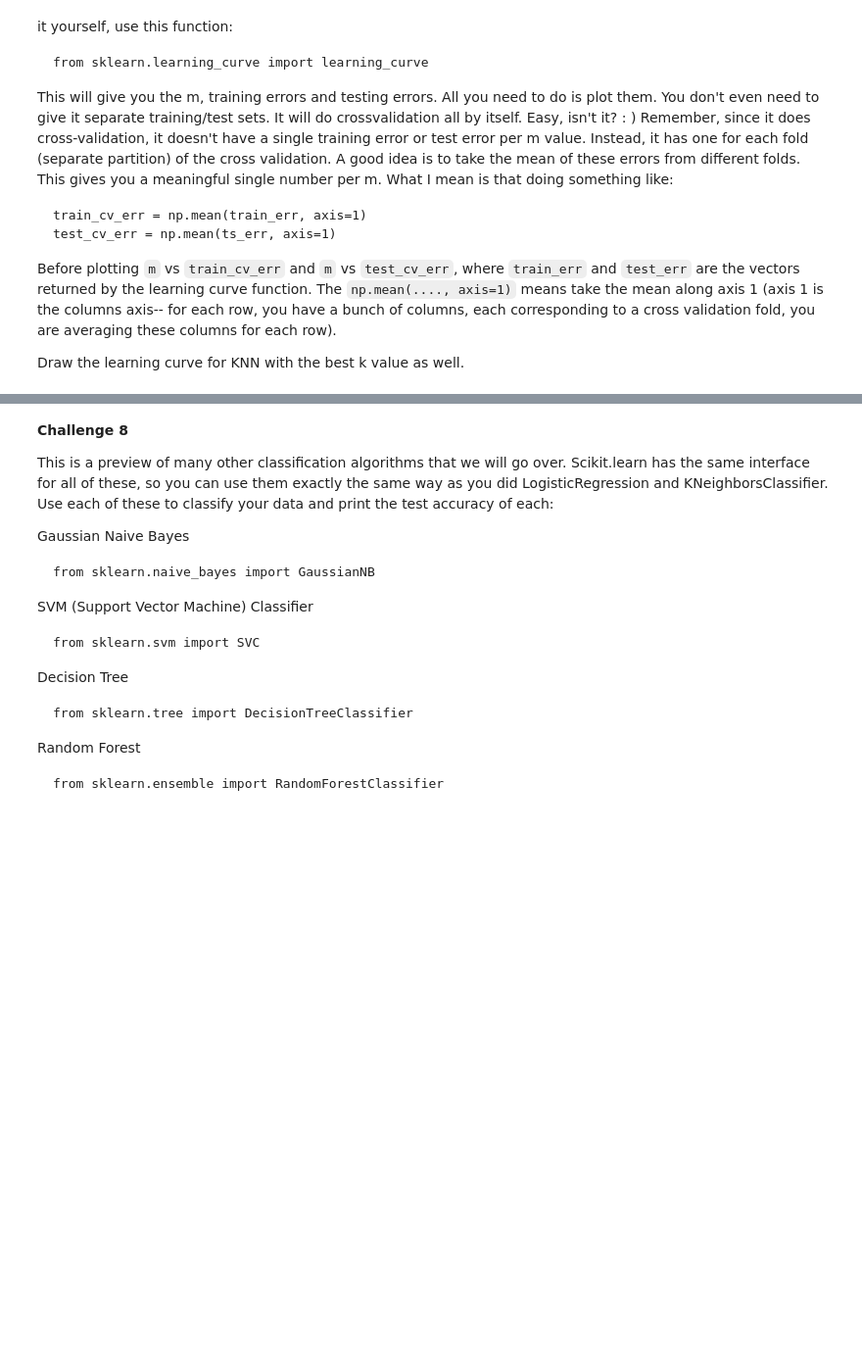
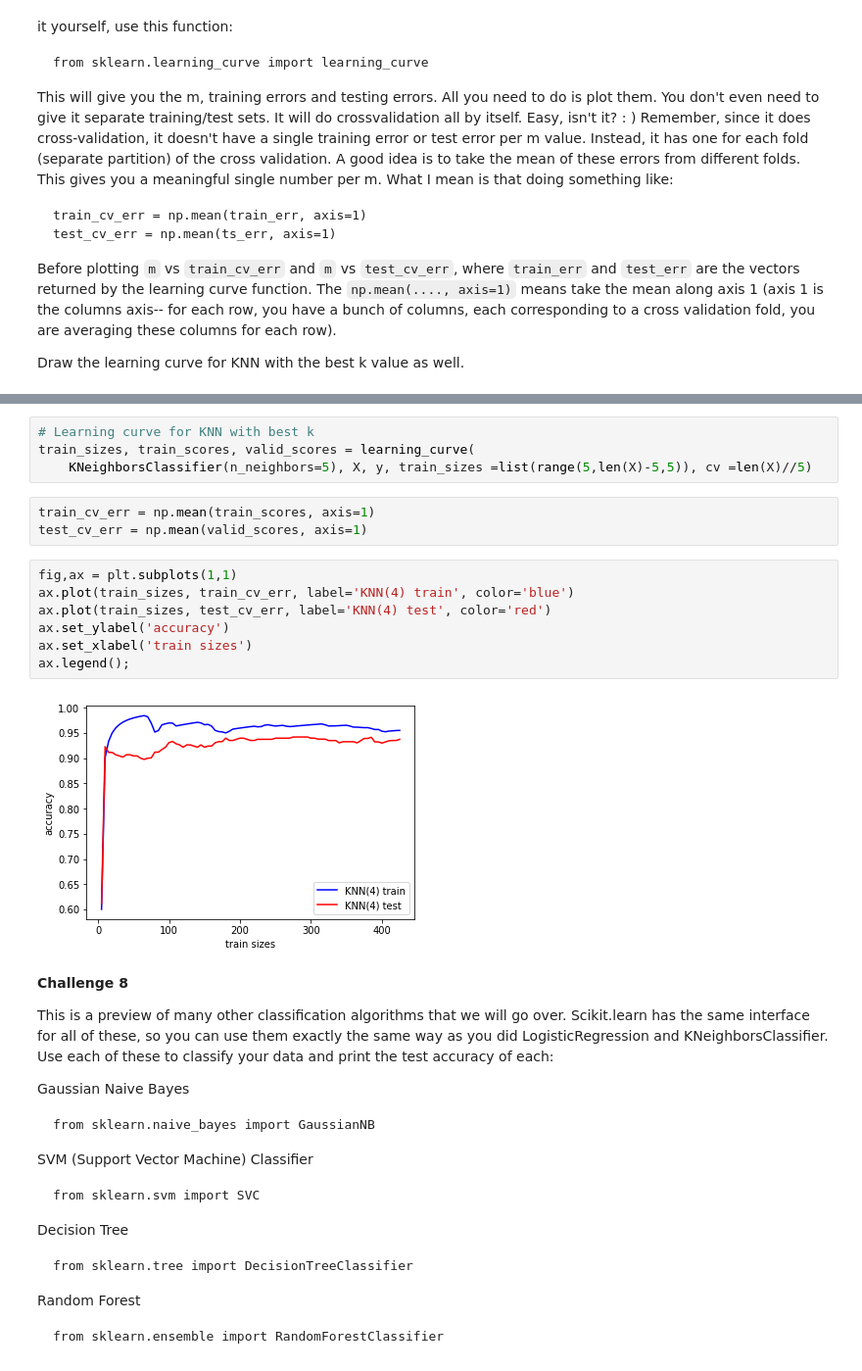
Before and after one commit to cliuless/ds_again, a Jupyter notebook: student_submissions/challenges/07_classification/igumenshcheva_arina/challenge_set_7_arina.ipynb, the cells around one changed output, grey strips where cells are left out. Shown at 98% size. Drawn from its saved outputs; the diff is of its cells as text; blank space fills up the shorter version.

```diff
--- a/student_submissions/challenges/07_classification/igumenshcheva_arina/challenge_set_7_arina.ipynb
+++ b/student_submissions/challenges/07_classification/igumenshcheva_arina/challenge_set_7_arina.ipynb
@@ -222,3 +312,19 @@ Draw the learning curve for KNN with the best k value as well.
+# %%
+# Learning curve for KNN with best k
+train_sizes, train_scores, valid_scores = learning_curve(
+    KNeighborsClassifier(n_neighbors=5), X, y, train_sizes =list(range(5,len(X)-5,5)), cv =len(X)//5)
+# %%
+train_cv_err = np.mean(train_scores, axis=1)
+test_cv_err = np.mean(valid_scores, axis=1)
+# %%
+fig,ax = plt.subplots(1,1)
+ax.plot(train_sizes, train_cv_err, label='KNN(4) train', color='blue')
+ax.plot(train_sizes, test_cv_err, label='KNN(4) test', color='red')
+ax.set_ylabel('accuracy')
+ax.set_xlabel('train sizes')
+ax.legend();
+# %% [output]
+[figure, added]
 # %% [markdown]
 **Challenge 8**
 
```
Also changed, not shown: parts of 57 cells of this notebook.
